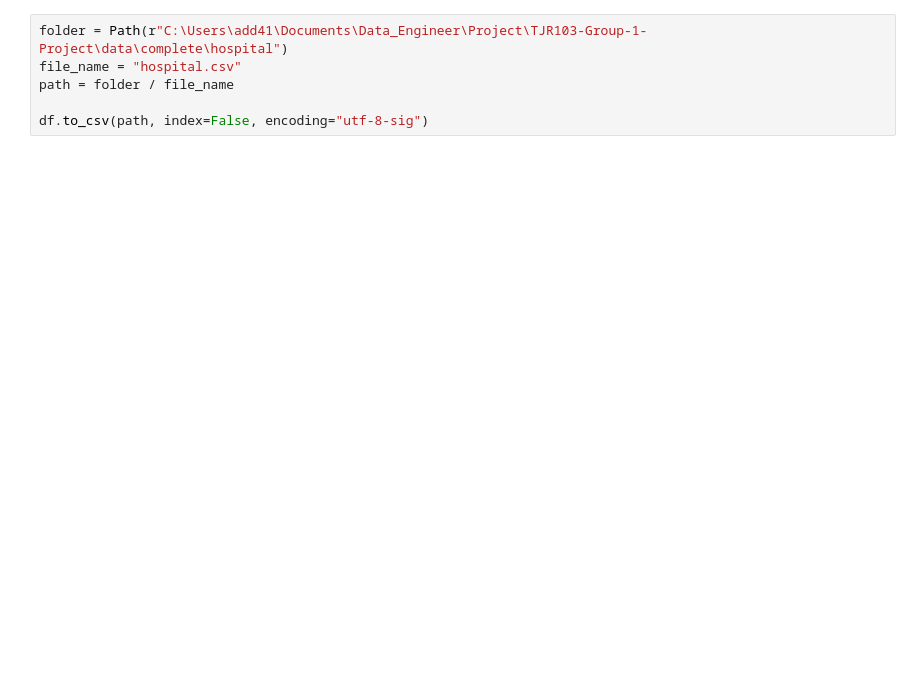
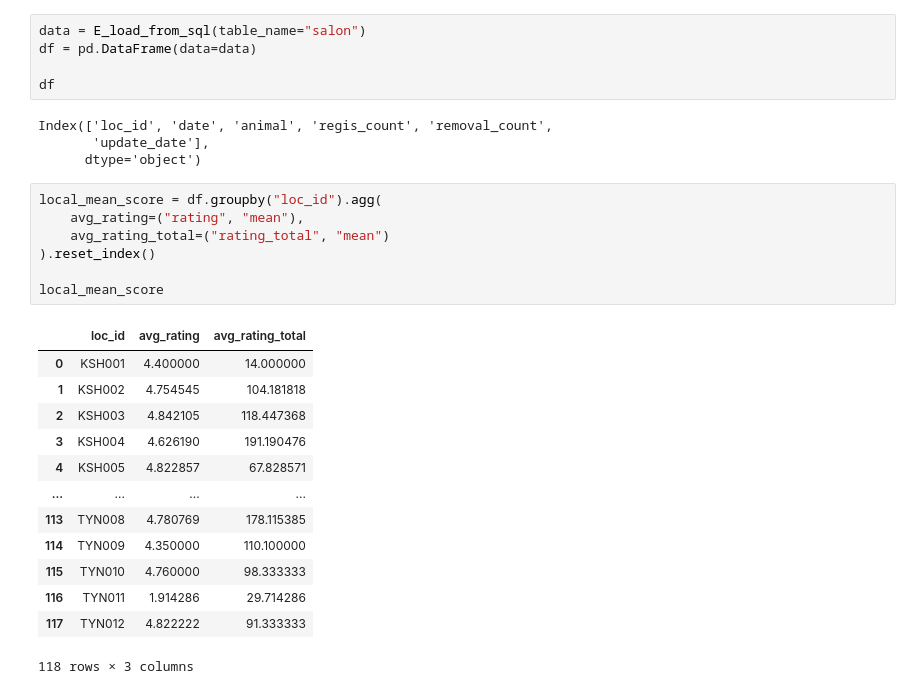
Before and after one commit to refinism-B/TJR103-Group-1-Project, a Jupyter notebook: code/1_bevis/test.ipynb, the cells around one changed output. Saved outputs shown, nothing was run; the diff lists cells and outputs as text; blank space fills up the shorter version.

```diff
--- a/code/1_bevis/test.ipynb
+++ b/code/1_bevis/test.ipynb
@@ -55,6 +50,30 @@ df
-# %%
-folder = Path(r"C:\Users\add41\Documents\Data_Engineer\Project\TJR103-Group-1-Project\data\complete\hospital")
-file_name = "hospital.csv"
-path = folder / file_name
-
-df.to_csv(path, index=False, encoding="utf-8-sig")
+# %%
+data = E_load_from_sql(table_name="salon")
+df = pd.DataFrame(data=data)
+
+df
+# %% [output]
+Index(['loc_id', 'date', 'animal', 'regis_count', 'removal_count',
+       'update_date'],
+      dtype='object')
+# %%
+local_mean_score = df.groupby("loc_id").agg(
+    avg_rating=("rating", "mean"),
+    avg_rating_total=("rating_total", "mean")
+).reset_index()
+
+local_mean_score
+# %% [output]
+|  | loc_id | avg_rating | avg_rating_total |
+| 0 | KSH001 | 4.400000 | 14.000000 |
+| 1 | KSH002 | 4.754545 | 104.181818 |
+| 2 | KSH003 | 4.842105 | 118.447368 |
+| 3 | KSH004 | 4.626190 | 191.190476 |
+| 4 | KSH005 | 4.822857 | 67.828571 |
+| ... | ... | ... | ... |
+| 113 | TYN008 | 4.780769 | 178.115385 |
+| 114 | TYN009 | 4.350000 | 110.100000 |
+| 115 | TYN010 | 4.760000 | 98.333333 |
+| 116 | TYN011 | 1.914286 | 29.714286 |
+| 117 | TYN012 | 4.822222 | 91.333333 |
+118 rows × 3 columns
```
Also changed, not shown: parts of 13 cells of this notebook, 5 other files.
